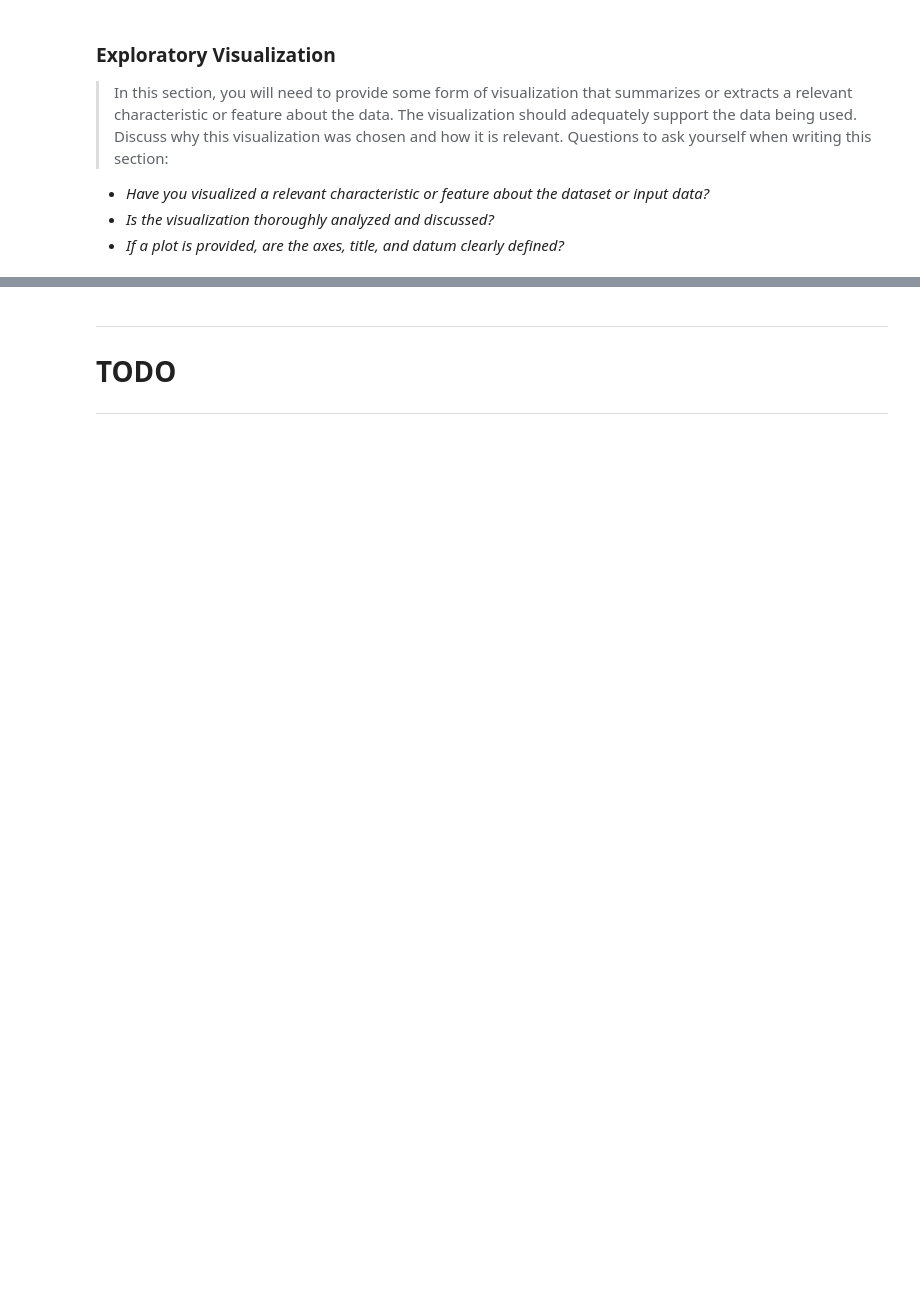
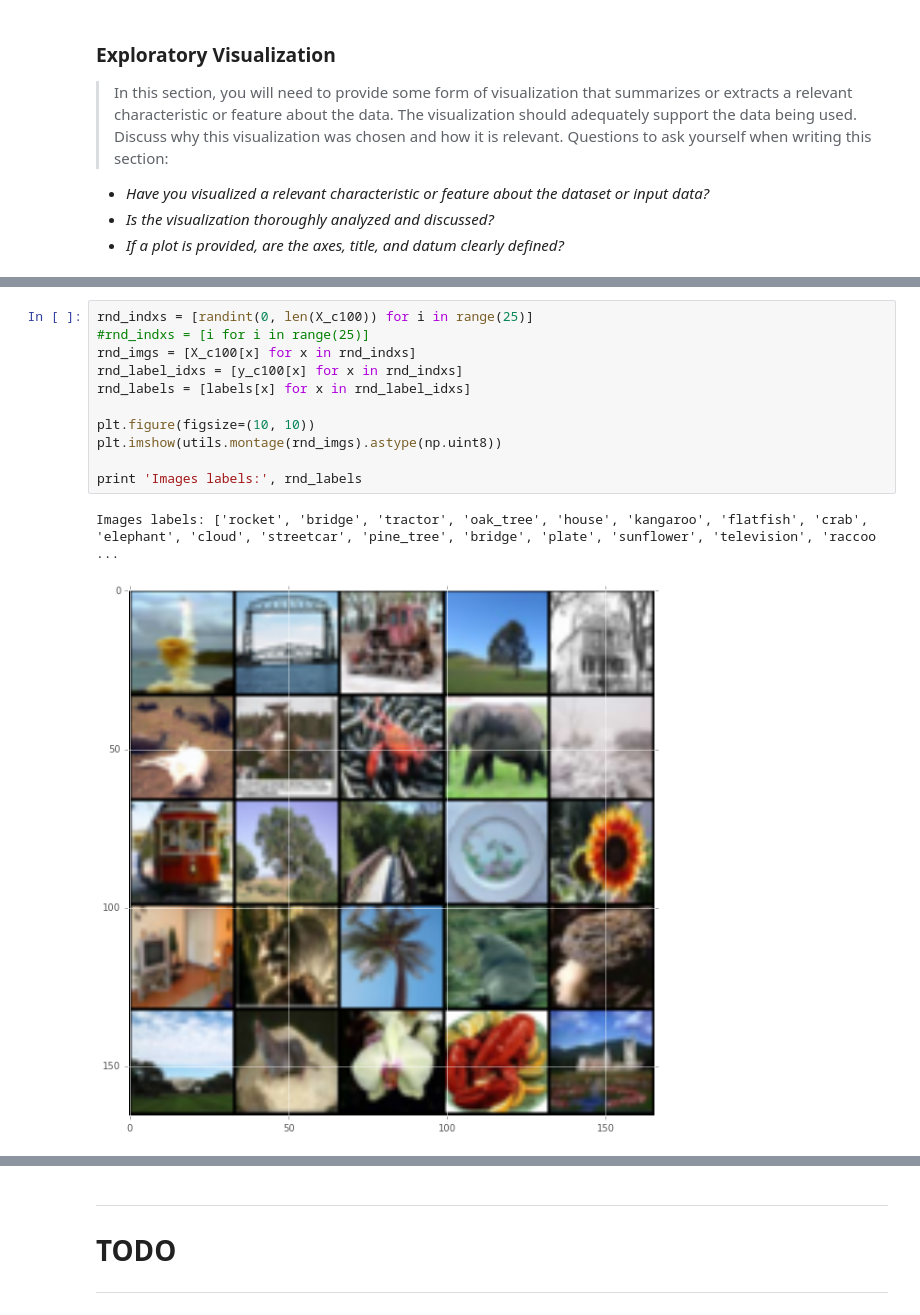
Before and after one commit to miro-ka/convnet_capstone, a Jupyter notebook: report/report.ipynb, the cells around one changed output, grey strips where cells are left out. Saved outputs shown, nothing was run; the diff lists cells and outputs as text; blank space fills up the shorter version.

```diff
--- a/report/report.ipynb
+++ b/report/report.ipynb
@@ -183,0 +249,14 @@ Occasionally new datasets might be available to public. In those cases it could
+# %%
+rnd_indxs = [randint(0, len(X_c100)) for i in range(25)]
+#rnd_indxs = [i for i in range(25)]
+rnd_imgs = [X_c100[x] for x in rnd_indxs]
+rnd_label_idxs = [y_c100[x] for x in rnd_indxs]
+rnd_labels = [labels[x] for x in rnd_label_idxs]
+
+plt.figure(figsize=(10, 10))
+plt.imshow(utils.montage(rnd_imgs).astype(np.uint8))
+
+print 'Images labels:', rnd_labels
+# %% [output]
+Images labels: ['rocket', 'bridge', 'tractor', 'oak_tree', 'house', 'kangaroo', 'flatfish', 'crab', 'elephant', 'cloud', 'streetcar', 'pine_tree', 'bridge', 'plate', 'sunflower', 'television', 'raccoo ...
+[figure, added]
```
Also changed, not shown: parts of 8 cells of this notebook.
